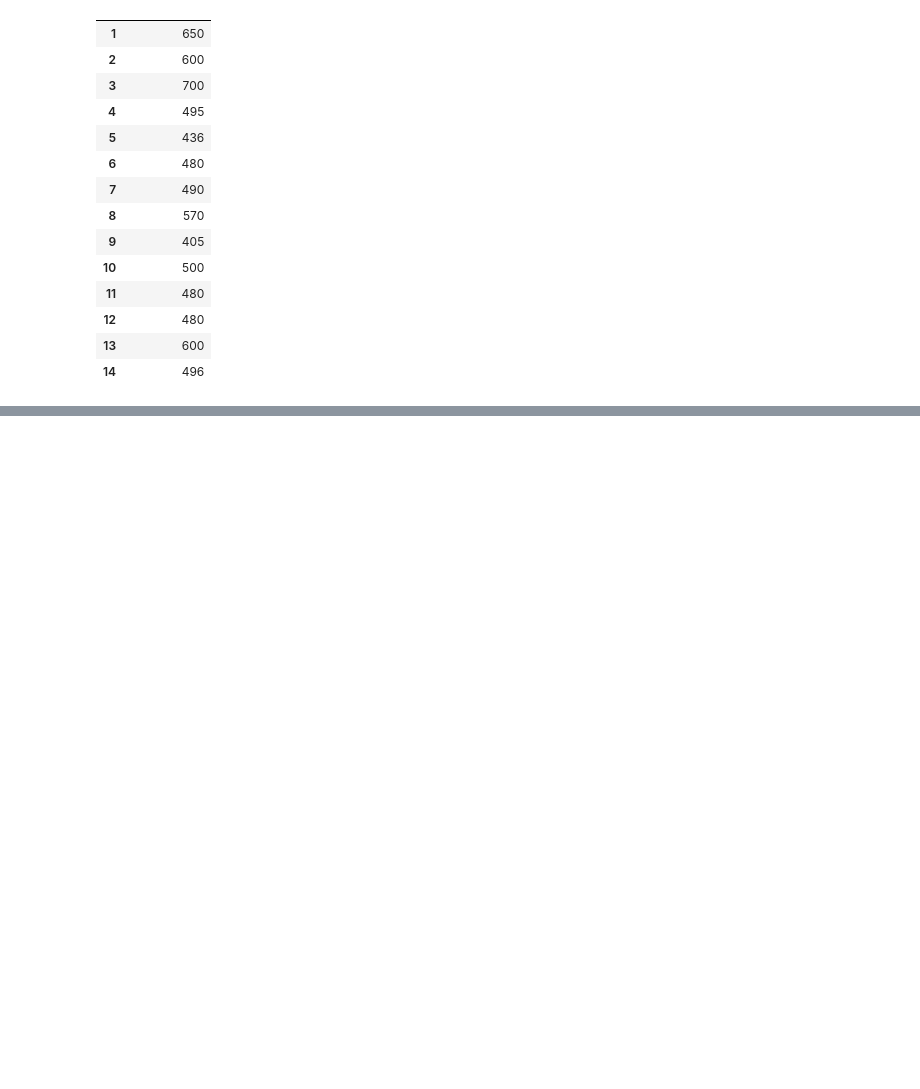
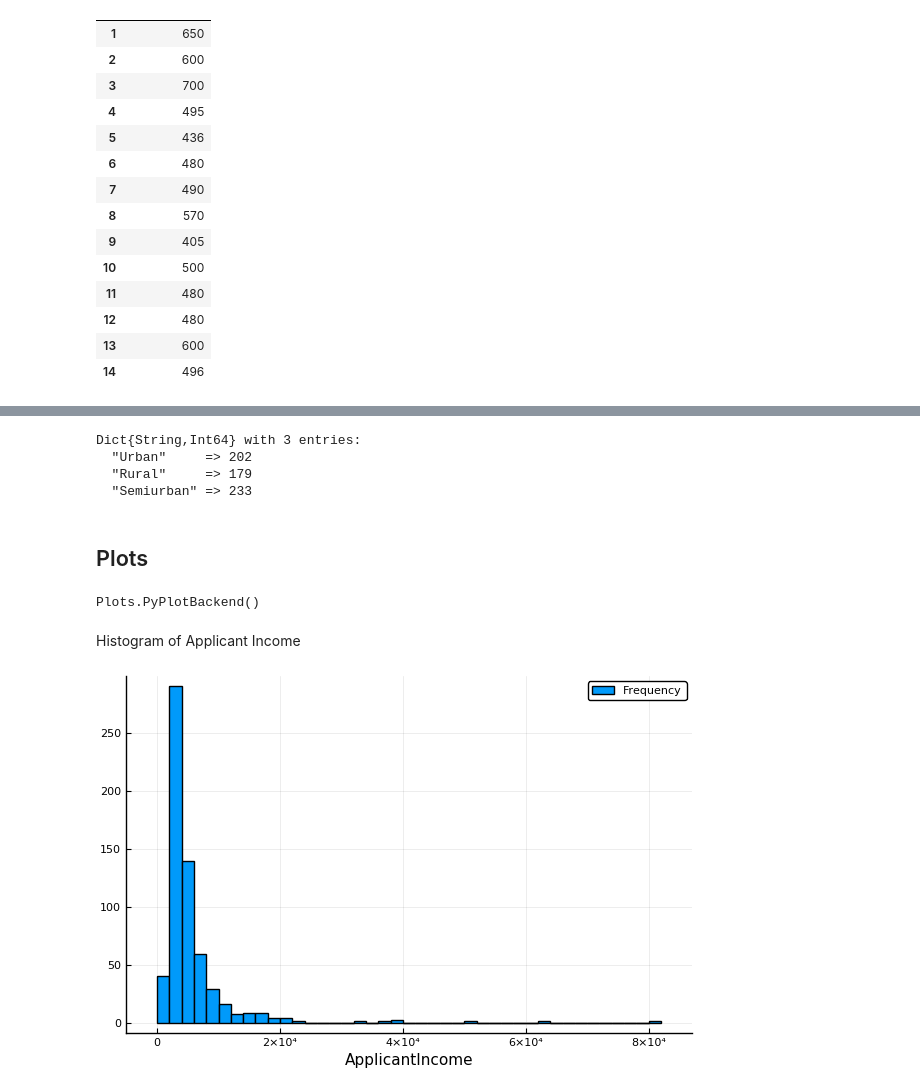
Before and after one commit to zanemurphy/Julia-Testing, a Jupyter notebook: julia_test.ipynb, the cells around one changed output, grey strips where cells are left out. Cells and saved outputs as stored; diff of their text form; code cells hidden in the pictures; blank space fills up the shorter version.

```diff
--- a/julia_test.ipynb
+++ b/julia_test.ipynb
@@ -440,0 +447,21 @@ end
+# %%
+countmap(train[:, :Property_Area])
+# %% [output]
+Dict{String,Int64} with 3 entries:
+  "Urban"     => 202
+  "Rural"     => 179
+  "Semiurban" => 233
+# %% [markdown]
+## Plots
+# %%
+using Plots
+using StatsPlots
+pyplot()
+# %% [output]
+Plots.PyPlotBackend()
+# %% [markdown]
+Histogram of Applicant Income
+# %%
+Plots.histogram(train[:, :ApplicantIncome],bins=50,xlabel="ApplicantIncome",labels="Frequency")
+# %% [output]
+[figure, added]
```
Also changed, not shown: parts of 33 cells of this notebook, 1 other file.
